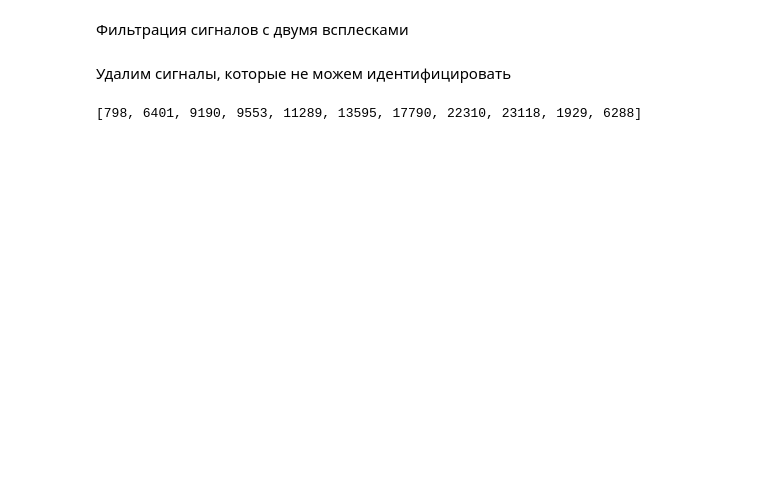
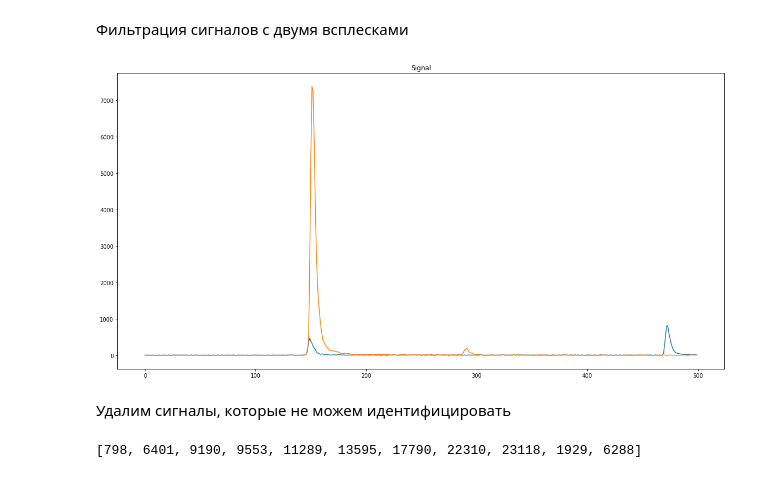
Before and after one commit to Kealfeyne/Samsung_Bootcamp_Classic_ML, a Jupyter notebook: final_clustering.ipynb, the cells around one changed output. Saved outputs shown, nothing was run; the diff lists cells and outputs as text; code cells hidden in the pictures; blank space fills up the shorter version.

```diff
--- a/final_clustering.ipynb
+++ b/final_clustering.ipynb
@@ -95,8 +107,10 @@ plato_filtering = dataset[dataset.max(axis=1) == 14824]
 Фильтрация сигналов с двумя всплесками
 # %%
 improper_filtering = dataset[dataset.loc[:, 250:500].max(axis=1) > 100]
-# ax = improper_filtering.T.plot(title='Signal', legend=None, figsize=(20,10))
-# plt.show()
+ax = improper_filtering.T.plot(title='Signal', legend=None, figsize=(20,10))
+plt.show()
+# %% [output]
+[figure, added]
 # %% [markdown]
 Удалим сигналы, которые не можем идентифицировать
 # %%
```
Also changed, not shown: parts of 36 cells of this notebook.
